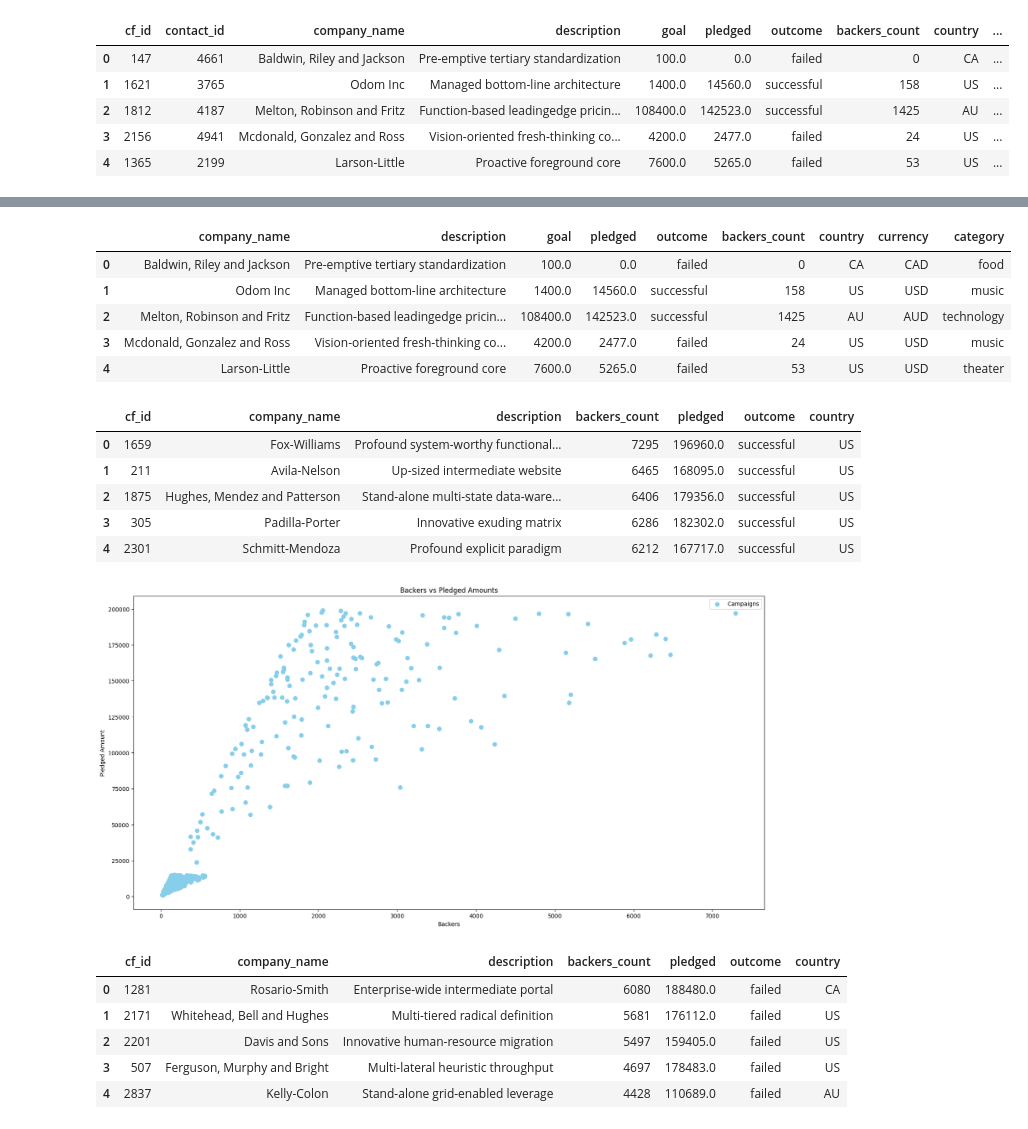
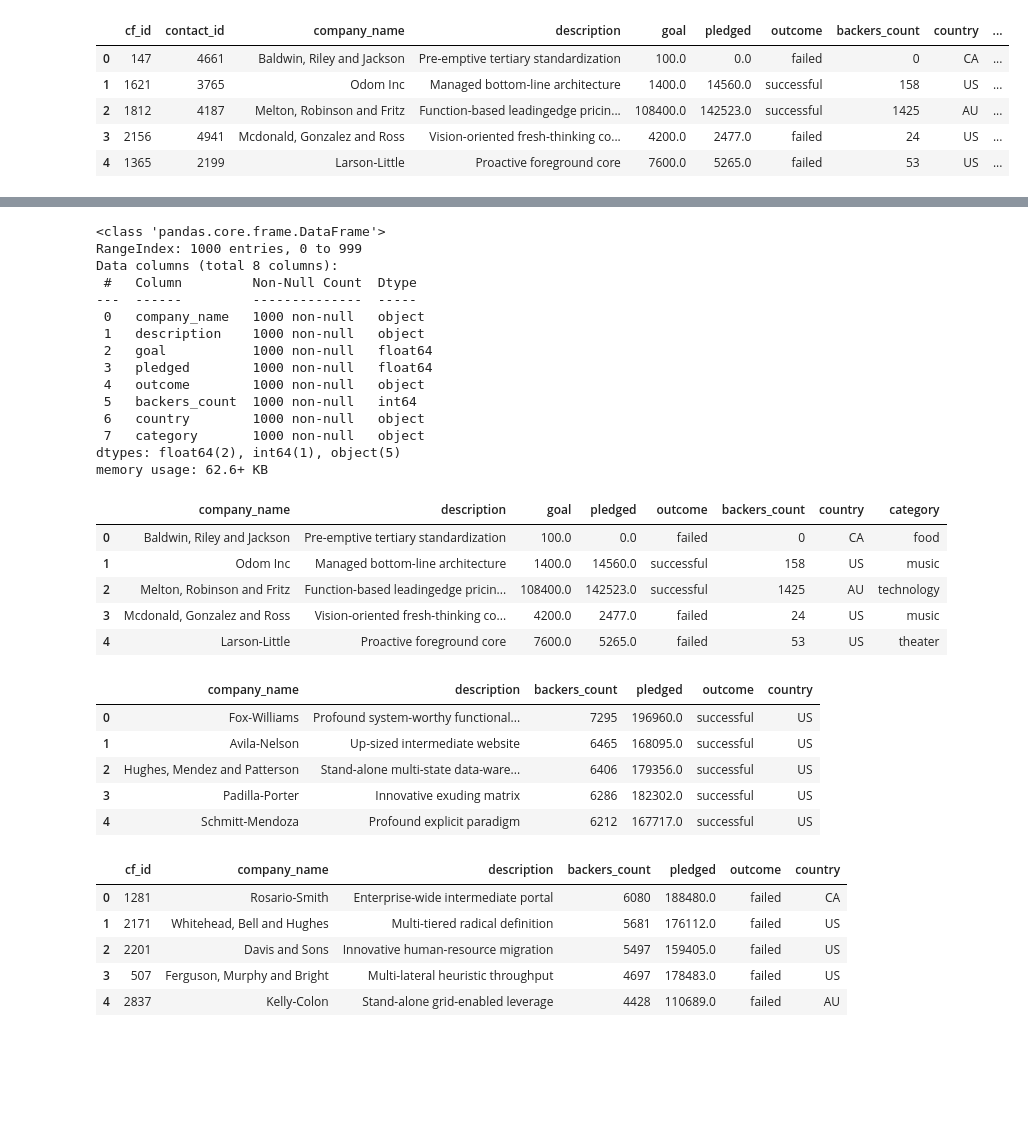
Before and after one commit to 99btyler/MSUDA-project2-group9, a Jupyter notebook: submission/part3.2_EDA.ipynb, the cells around one changed output, grey strips where cells are left out. Saved outputs shown, nothing was run; the diff lists cells and outputs as text; code cells hidden in the pictures; blank space fills up the shorter version.

```diff
--- a/submission/part3.2_EDA.ipynb
+++ b/submission/part3.2_EDA.ipynb
@@ -55,50 +55,50 @@ contacts_df.head()
 # %%
-# Query the tables
+# Query the campaign and category tables for merge
 
 df_table1 = pd.read_sql("SELECT * FROM campaign;", engine)
 df_table2 = pd.read_sql("SELECT category_id, category FROM category;", engine)
 
-# Merge Tables
+# Merge campaign and category tables into dataframe and drop unnsessary columns
 
 df_merged = pd.merge(df_table1, df_table2, on="category_id", suffixes=("", "_new"))
 df_merged["category_id"] = df_merged["category"]
-df_merged.drop(columns=["category_id", "subcategory_id", "cf_id", "contact_id", "launch_date", "end_date", "last_updated"], inplace=True)
+df_merged.drop(columns=["category_id", "subcategory_id", "cf_id", "contact_id", "launch_date", "end_date", "last_updated", "currency"], inplace=True)
+df_merged.info()
 df_merged.head()
 # %% [output]
+<class 'pandas.core.frame.DataFrame'>
+RangeIndex: 1000 entries, 0 to 999
+Data columns (total 8 columns):
+ #   Column         Non-Null Count  Dtype
+---  ------         --------------  -----
+ 0   company_name   1000 non-null   object
+ 1   description    1000 non-null   object
+ 2   goal           1000 non-null   float64
+ 3   pledged        1000 non-null   float64
+ 4   outcome        1000 non-null   object
+ 5   backers_count  1000 non-null   int64
+ 6   country        1000 non-null   object
+ 7   category       1000 non-null   object
+dtypes: float64(2), int64(1), object(5)
+memory usage: 62.6+ KB
-|  | company_name | description | goal | pledged | outcome | backers_count | country | currency | category |
-| 0 | Baldwin, Riley and Jackson | Pre-emptive tertiary standardization | 100.0 | 0.0 | failed | 0 | CA | CAD | food |
-| 1 | Odom Inc | Managed bottom-line architecture | 1400.0 | 14560.0 | successful | 158 | US | USD | music |
-| 2 | Melton, Robinson and Fritz | Function-based leadingedge pricin... | 108400.0 | 142523.0 | successful | 1425 | AU | AUD | technology |
-| 3 | Mcdonald, Gonzalez and Ross | Vision-oriented fresh-thinking co... | 4200.0 | 2477.0 | failed | 24 | US | USD | music |
-| 4 | Larson-Little | Proactive foreground core | 7600.0 | 5265.0 | failed | 53 | US | USD | theater |
+|  | company_name | description | goal | pledged | outcome | backers_count | country | category |
+| 0 | Baldwin, Riley and Jackson | Pre-emptive tertiary standardization | 100.0 | 0.0 | failed | 0 | CA | food |
+| 1 | Odom Inc | Managed bottom-line architecture | 1400.0 | 14560.0 | successful | 158 | US | music |
+| 2 | Melton, Robinson and Fritz | Function-based leadingedge pricin... | 108400.0 | 142523.0 | successful | 1425 | AU | technology |
+| 3 | Mcdonald, Gonzalez and Ross | Vision-oriented fresh-thinking co... | 4200.0 | 2477.0 | failed | 24 | US | music |
+| 4 | Larson-Little | Proactive foreground core | 7600.0 | 5265.0 | failed | 53 | US | theater |
 # %%
-# Query 1
+# Query 1 all succesful campaigns by country
 
-query = "SELECT cf_id, company_name, description, backers_count, pledged, outcome, country FROM campaign WHERE outcome = 'successful' ORDER BY backers_count DESC;"
+query = "SELECT company_name, description, backers_count, pledged, outcome, country FROM campaign WHERE outcome = 'successful' ORDER BY backers_count DESC;"
 
 query1_df = pd.read_sql(query, engine)
 query1_df.head()
 # %% [output]
-|  | cf_id | company_name | description | backers_count | pledged | outcome | country |
-| 0 | 1659 | Fox-Williams | Profound system-worthy functional... | 7295 | 196960.0 | successful | US |
-| 1 | 211 | Avila-Nelson | Up-sized intermediate website | 6465 | 168095.0 | successful | US |
-| 2 | 1875 | Hughes, Mendez and Patterson | Stand-alone multi-state data-ware... | 6406 | 179356.0 | successful | US |
-| 3 | 305 | Padilla-Porter | Innovative exuding matrix | 6286 | 182302.0 | successful | US |
-| 4 | 2301 | Schmitt-Mendoza | Profound explicit paradigm | 6212 | 167717.0 | successful | US |
+|  | company_name | description | backers_count | pledged | outcome | country |
+| 0 | Fox-Williams | Profound system-worthy functional... | 7295 | 196960.0 | successful | US |
+| 1 | Avila-Nelson | Up-sized intermediate website | 6465 | 168095.0 | successful | US |
+| 2 | Hughes, Mendez and Patterson | Stand-alone multi-state data-ware... | 6406 | 179356.0 | successful | US |
+| 3 | Padilla-Porter | Innovative exuding matrix | 6286 | 182302.0 | successful | US |
+| 4 | Schmitt-Mendoza | Profound explicit paradigm | 6212 | 167717.0 | successful | US |
-# %%
-# Create scatter plot
-
-plt.figure(figsize=(20, 10))
-plt.scatter(query1_df["backers_count"], query1_df["pledged"], color="skyblue", s=50, label="Campaigns")
-
-# Add labels and title
-plt.xlabel("Backers")
-plt.ylabel("Pledged Amount")
-plt.title("Backers vs Pledged Amounts")
-plt.legend()
-
-# Show the chart
-plt.show()
-# %% [output]
-[figure, removed]
 # %%
```
Also changed, not shown: parts of 18 cells of this notebook, 6 other files.
